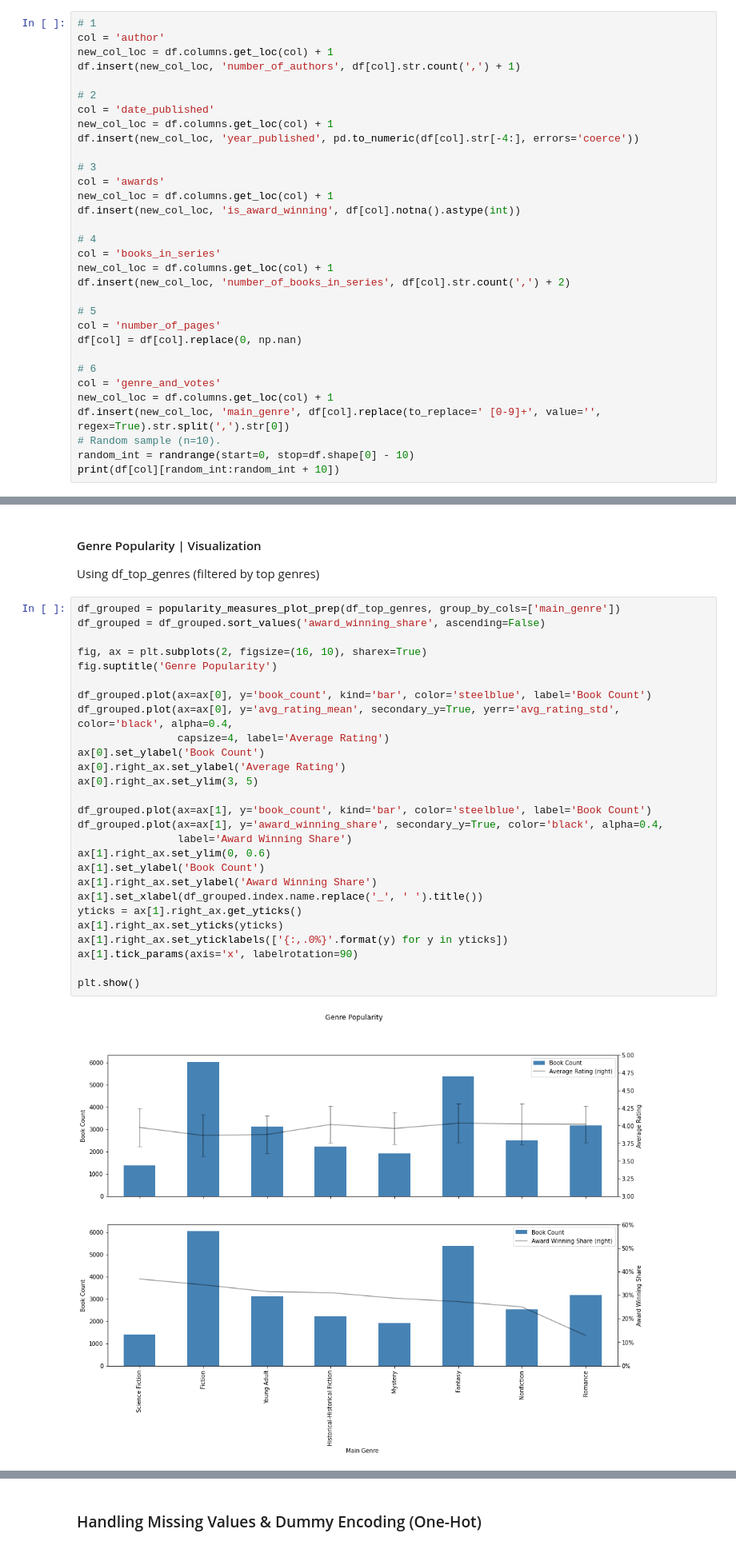
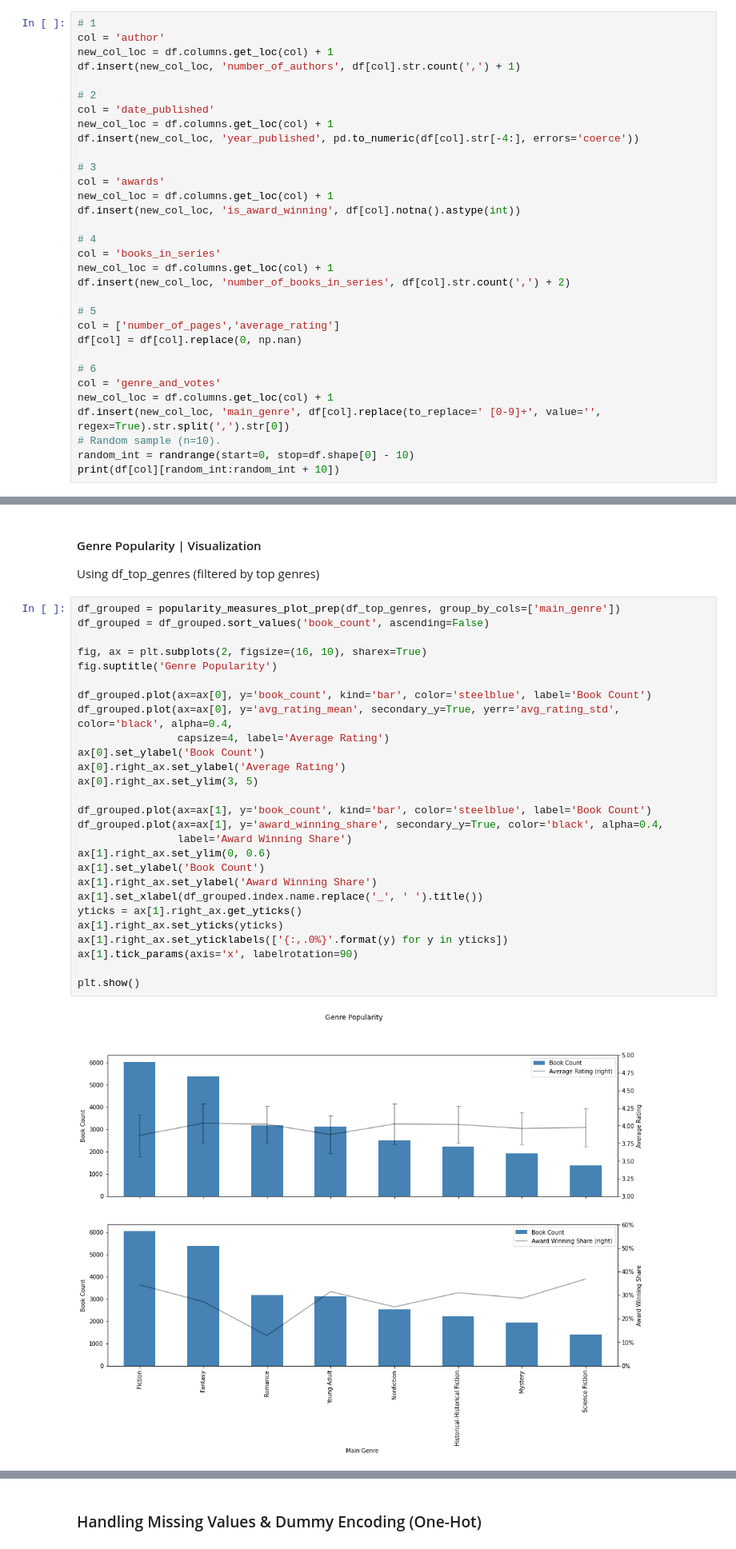
Before and after one commit to MareikeHeller/goodreads-best-books, a Jupyter notebook: best-books-prediction.ipynb, the cells around one changed output, grey strips where cells are left out. Shown at 80% size. Saved outputs shown, nothing was run; the diff lists cells and outputs as text.

```diff
--- a/best-books-prediction.ipynb
+++ b/best-books-prediction.ipynb
@@ -70,7 +89,7 @@ new_col_loc = df.columns.get_loc(col) + 1
 df.insert(new_col_loc, 'number_of_books_in_series', df[col].str.count(',') + 2)
 
 # 5
-col = 'number_of_pages'
+col = ['number_of_pages','average_rating']
 df[col] = df[col].replace(0, np.nan)
 
 # 6
@@ -242,30 +295,30 @@ df_top_genres = df_1800_2020.groupby('main_genre').filter(lambda x: len(x) >= 10
 Using df_top_genres (filtered by top genres)
 # %%
 df_grouped = popularity_measures_plot_prep(df_top_genres, group_by_cols=['main_genre'])
-df_grouped = df_grouped.sort_values('award_winning_share', ascending=False)
+df_grouped = df_grouped.sort_values('book_count', ascending=False)
 
 fig, ax = plt.subplots(2, figsize=(16, 10), sharex=True)
 fig.suptitle('Genre Popularity')
 
 df_grouped.plot(ax=ax[0], y='book_count', kind='bar', color='steelblue', label='Book Count')
 df_grouped.plot(ax=ax[0], y='avg_rating_mean', secondary_y=True, yerr='avg_rating_std', color='black', alpha=0.4,
                 capsize=4, label='Average Rating')
 ax[0].set_ylabel('Book Count')
 ax[0].right_ax.set_ylabel('Average Rating')
 ax[0].right_ax.set_ylim(3, 5)
 
 df_grouped.plot(ax=ax[1], y='book_count', kind='bar', color='steelblue', label='Book Count')
 df_grouped.plot(ax=ax[1], y='award_winning_share', secondary_y=True, color='black', alpha=0.4,
                 label='Award Winning Share')
 ax[1].right_ax.set_ylim(0, 0.6)
 ax[1].set_ylabel('Book Count')
 ax[1].right_ax.set_ylabel('Award Winning Share')
 ax[1].set_xlabel(df_grouped.index.name.replace('_', ' ').title())
 yticks = ax[1].right_ax.get_yticks()
 ax[1].right_ax.set_yticks(yticks)
 ax[1].right_ax.set_yticklabels(['{:,.0%}'.format(y) for y in yticks])
 ax[1].tick_params(axis='x', labelrotation=90)
 
 plt.show()
 # %% [output]
-[figure, old version]
+[figure, new version]
```
Also changed, not shown: parts of 36 cells of this notebook.
